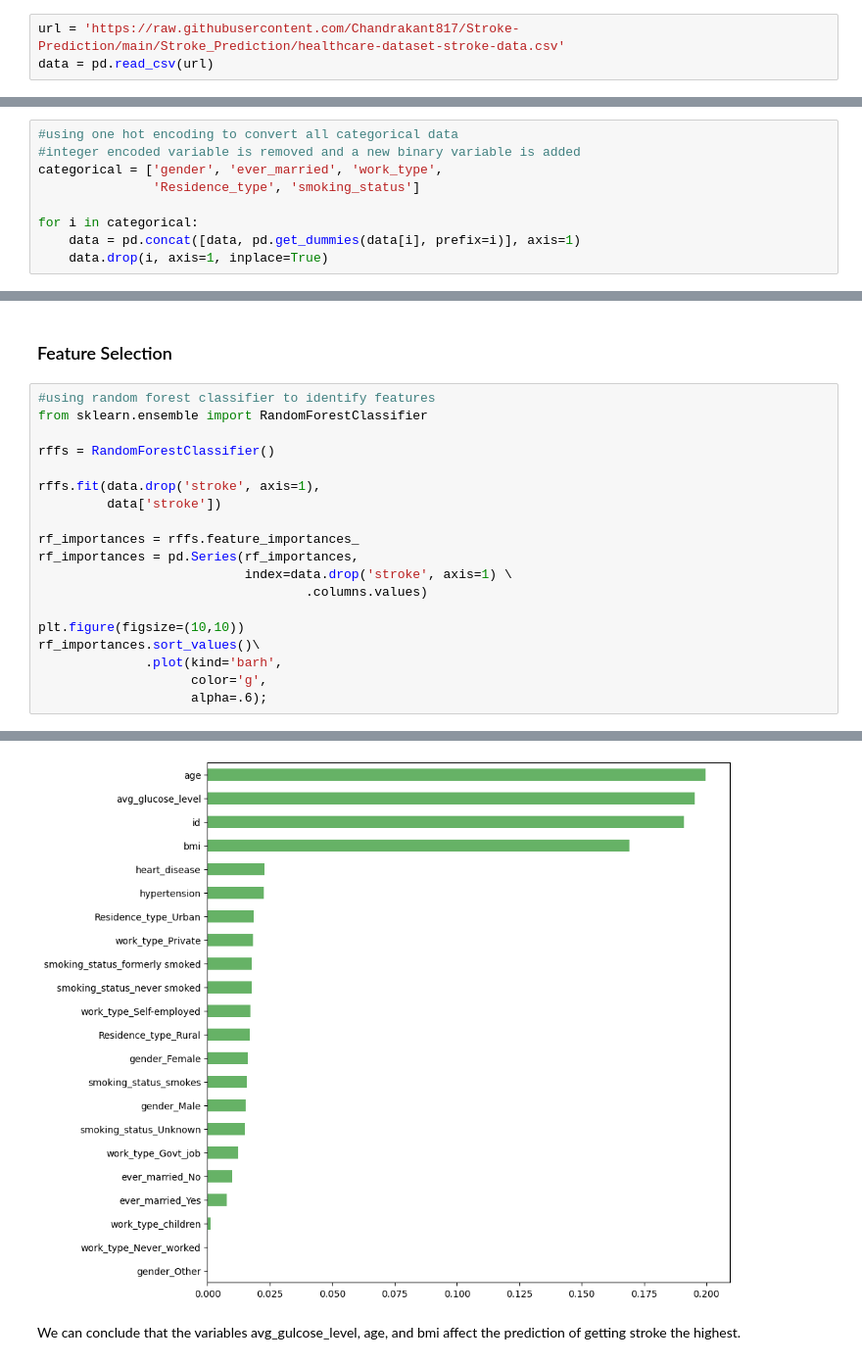
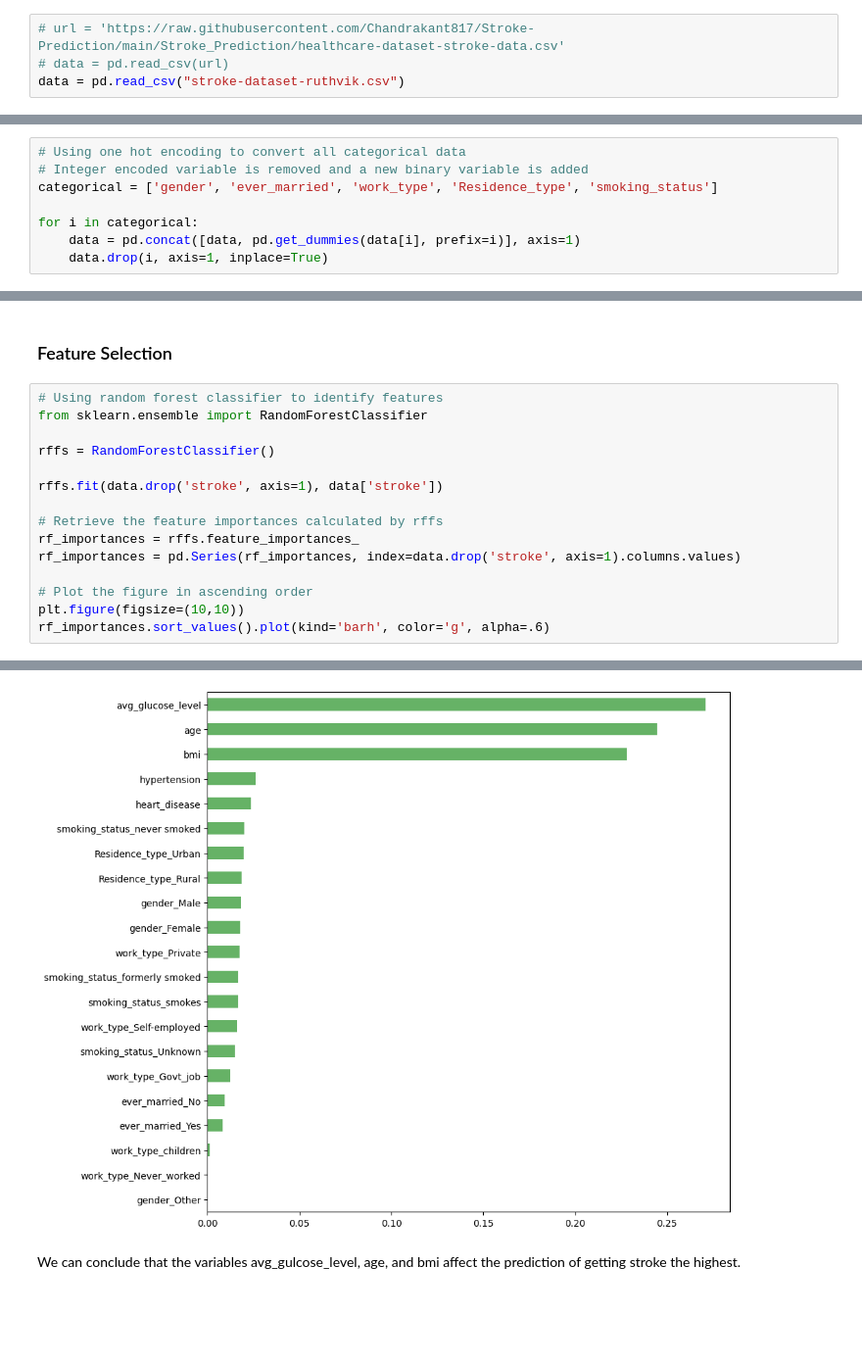
Before and after one commit to Kairos5106/stroke-predictor-machine-learning, a Jupyter notebook: stroke_prediction.ipynb, the cells around one changed output, grey strips where cells are left out. Shown at 98% size. Drawn from its saved outputs; the diff is of its cells as text; blank space fills up the shorter version.

```diff
--- a/stroke_prediction.ipynb
+++ b/stroke_prediction.ipynb
@@ -25,6 +25,7 @@ import seaborn as sns # provides high-level interface for drawing attractive and
 
 This section involves previewing, studying the features and checking the dataset for missing values
 # %%
-url = 'https://raw.githubusercontent.com/Chandrakant817/Stroke-Prediction/main/Stroke_Prediction/healthcare-dataset-stroke-data.csv'
-data = pd.read_csv(url)
+# url = 'https://raw.githubusercontent.com/Chandrakant817/Stroke-Prediction/main/Stroke_Prediction/healthcare-dataset-stroke-data.csv'
+# data = pd.read_csv(url)
+data = pd.read_csv("stroke-dataset-ruthvik.csv")
 # %%
@@ -299,10 +299,9 @@ We have successfully filled in the missing values of bmi
 # %% [markdown]
 ### Handling non-numerical values
 # %%
-#using one hot encoding to convert all categorical data
-#integer encoded variable is removed and a new binary variable is added
-categorical = ['gender', 'ever_married', 'work_type',
-               'Residence_type', 'smoking_status']
+# Using one hot encoding to convert all categorical data
+# Integer encoded variable is removed and a new binary variable is added
+categorical = ['gender', 'ever_married', 'work_type', 'Residence_type', 'smoking_status']
 
 for i in categorical:
     data = pd.concat([data, pd.get_dummies(data[i], prefix=i)], axis=1)
@@ -336,22 +336,18 @@ We observe that the dataset in question is unbalanced, since we have 4,861 insta
 # %% [markdown]
 ### Feature Selection
 # %%
-#using random forest classifier to identify features
+# Using random forest classifier to identify features
 from sklearn.ensemble import RandomForestClassifier
 
 rffs = RandomForestClassifier()
 
-rffs.fit(data.drop('stroke', axis=1),
-         data['stroke'])
+rffs.fit(data.drop('stroke', axis=1), data['stroke'])
 
+# Retrieve the feature importances calculated by rffs
 rf_importances = rffs.feature_importances_
-rf_importances = pd.Series(rf_importances,
-                           index=data.drop('stroke', axis=1) \
-                                   .columns.values)
+rf_importances = pd.Series(rf_importances, index=data.drop('stroke', axis=1).columns.values)
 
+# Plot the figure in ascending order
 plt.figure(figsize=(10,10))
-rf_importances.sort_values()\
-              .plot(kind='barh',
-                    color='g',
-                    alpha=.6);
+rf_importances.sort_values().plot(kind='barh', color='g', alpha=.6)
 # %% [output]
@@ -358,3 +355,3 @@ rf_importances.sort_values()\
-[figure, old version]
+[figure, new version]
 # %% [markdown]
 We can conclude that the variables avg_gulcose_level, age, and bmi affect the prediction of getting stroke the highest.
```
Also changed, not shown: parts of 55 cells of this notebook.
